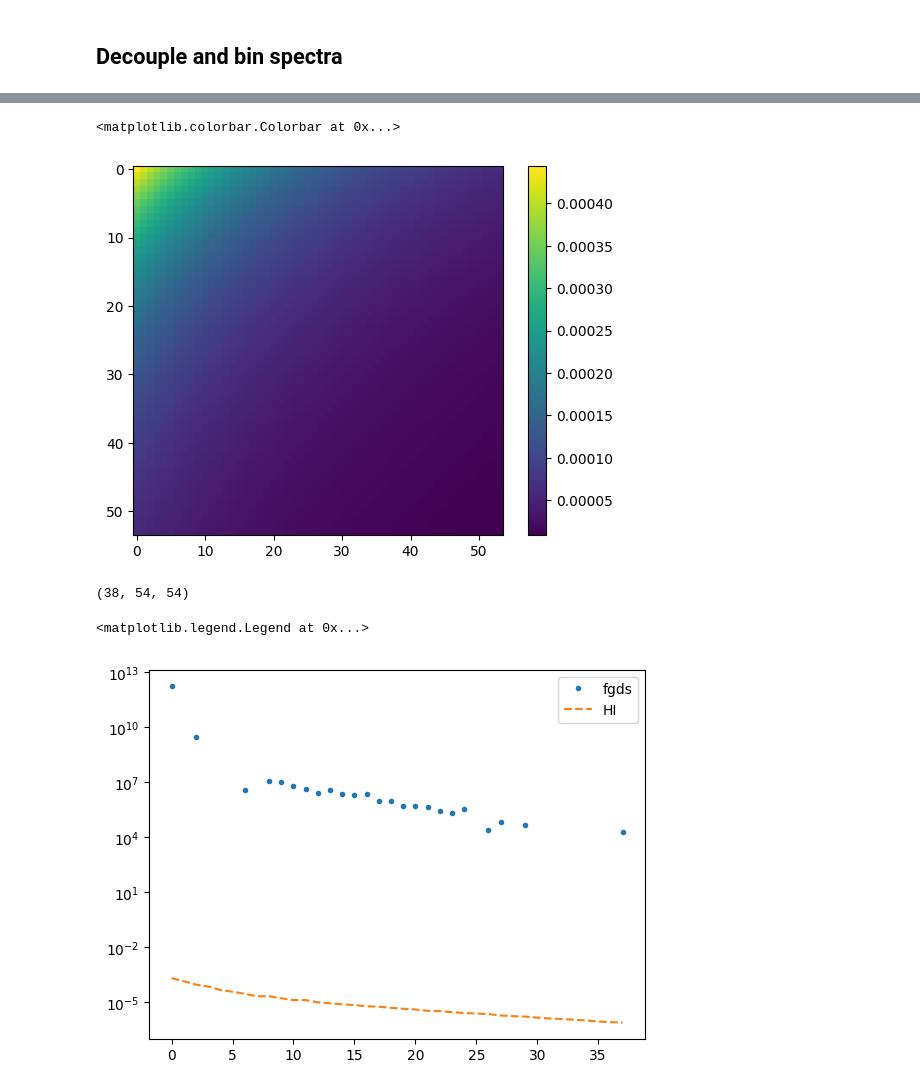
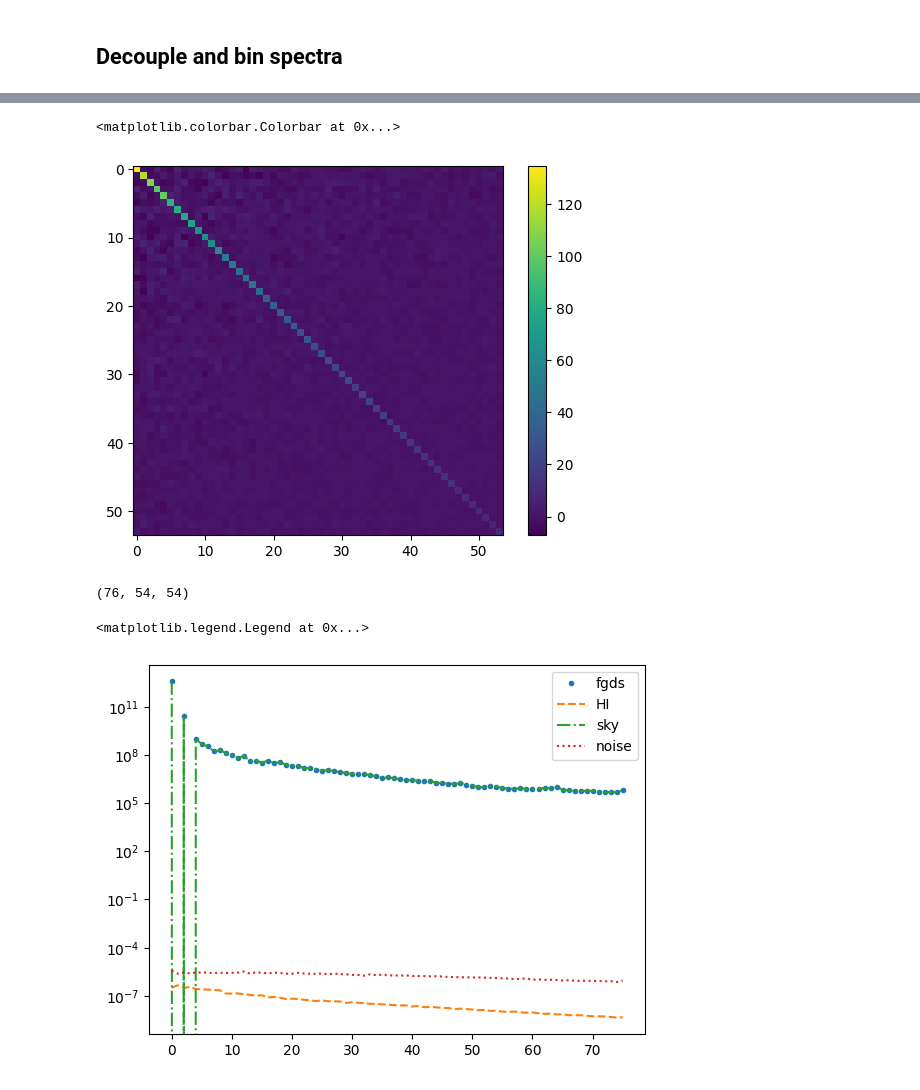
Before and after one commit to urwa99/SMICA_Paper, a Jupyter notebook: Notebooks_1/smica_test.ipynb, the cells around one changed output, grey strips where cells are left out. Saved outputs shown, nothing was run; the diff lists cells and outputs as text; code cells hidden in the pictures.

```diff
--- a/Notebooks_1/smica_test.ipynb
+++ b/Notebooks_1/smica_test.ipynb
@@ -153,6 +166,8 @@ def compute_decoupled_cl( maps: np.ndarray, masks:np.ndarray, l_max:int, n_freq:
 # %%
-_,dec_fgds= compute_decoupled_cl(fgds_masked, mask, lmax, nfreqs)
-_,dec_hi= compute_decoupled_cl(hi_masked, mask, lmax, nfreqs)
+*_,dec_fgds= compute_decoupled_cl(fgds_masked, mask, lmax, nfreqs)
+*_,dec_hi= compute_decoupled_cl(hi_masked, mask, lmax, nfreqs)
+*_, dec_noise= compute_decoupled_cl(noise_masked, mask, lmax, nfreqs)
+leff,n_bins, dec_sky= compute_decoupled_cl(sky_masked, mask, lmax, nfreqs)
 # %% [output]
 processing map 0
 processing map 1
@@ -180,16 +194,18 @@ processing map 53
 # %%
-plt.imshow(dec_fgds[12]/np.mean(dec_fgds))
+plt.imshow(dec_hi[30]/np.mean(dec_hi))
 plt.colorbar()
 # %% [output]
 <matplotlib.colorbar.Colorbar at 0x...>
-[figure, old version]
+[figure, new version]
 # %%
 dec_hi.shape
 # %% [output]
-(38, 54, 54)
+(76, 54, 54)
 # %%
 plt.plot(dec_fgds[:,0,0], '.',label='fgds')
 plt.plot(dec_hi[:,0,0], '--', label='HI')
+plt.plot(dec_sky[:,0,0], '-.', label='sky')
+plt.plot(dec_noise[:,0,0], ':', label='noise')
 plt.yscale('log')
 # plt.plot( dec_fgds[5:,0,0]-dec_hi[5:,0,0], label='fgds - HI')
 # plt.loglog()
@@ -197,5 +213,5 @@ plt.legend()
 #width 20
 # %% [output]
 <matplotlib.legend.Legend at 0x...>
-[figure, old version]
+[figure, new version]
 # %%
```
Also changed, not shown: parts of 42 cells of this notebook.
